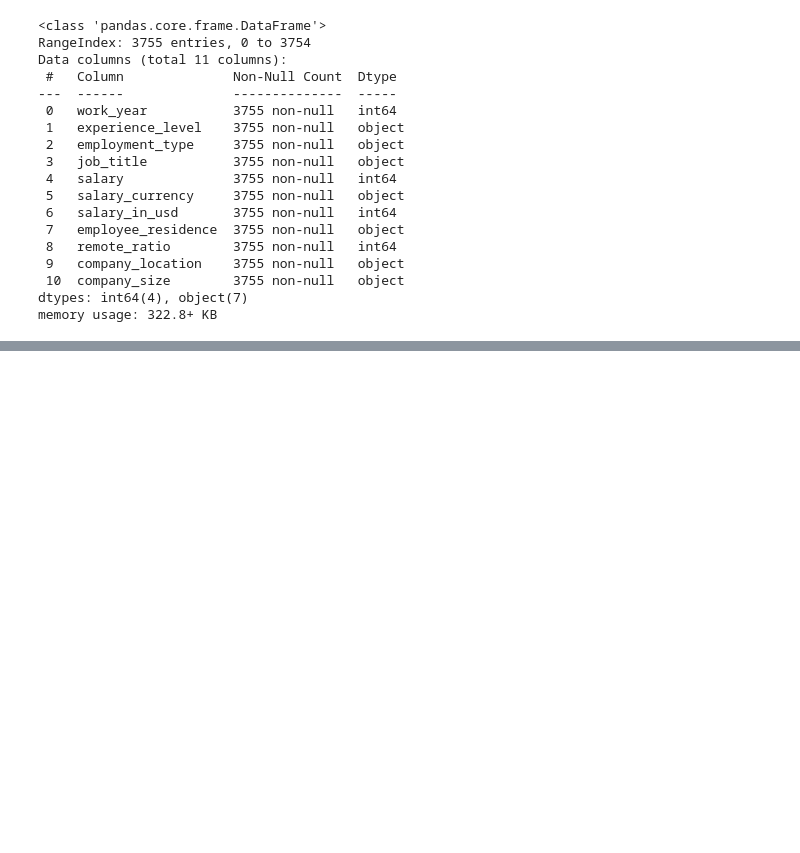
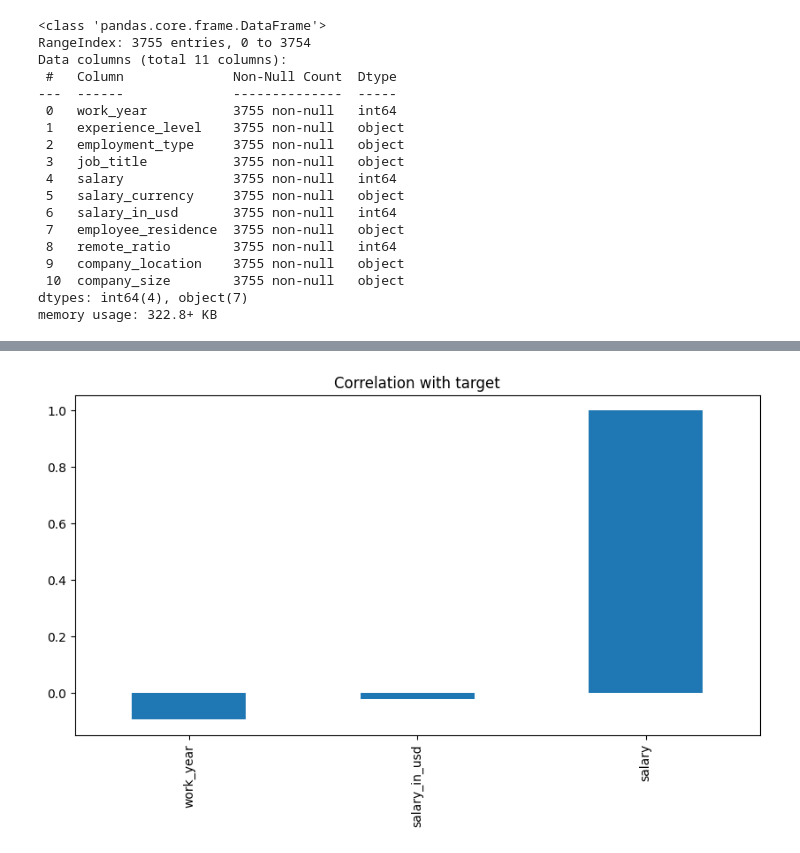
Before and after one commit to M-Shahryar/data_science_salaries_2023, a Jupyter notebook: Notebook/nt_1.ipynb, the cells around one changed output, grey strips where cells are left out. Drawn from its saved outputs; the diff is of its cells as text; code cells hidden in the pictures; blank space fills up the shorter version.

Commit message:
Update_plots

```diff
--- a/Notebook/nt_1.ipynb
+++ b/Notebook/nt_1.ipynb
@@ -66,0 +79,9 @@ memory usage: 322.8+ KB
+# %%
+numrical_features = ["work_year","salary_in_usd","salary"]
+categorical_features = ["job_title","employee_residence","company_location","employment_type"]
+# %%
+corrlation_with_target = df[numrical_features].corrwith(df["salary"])
+corrlation_with_target.plot(kind="bar",figsize=(10,5),title="Correlation with target")
+plt.show()
+# %% [output]
+[figure, added]
```
Also changed, not shown: parts of 2 cells of this notebook.
